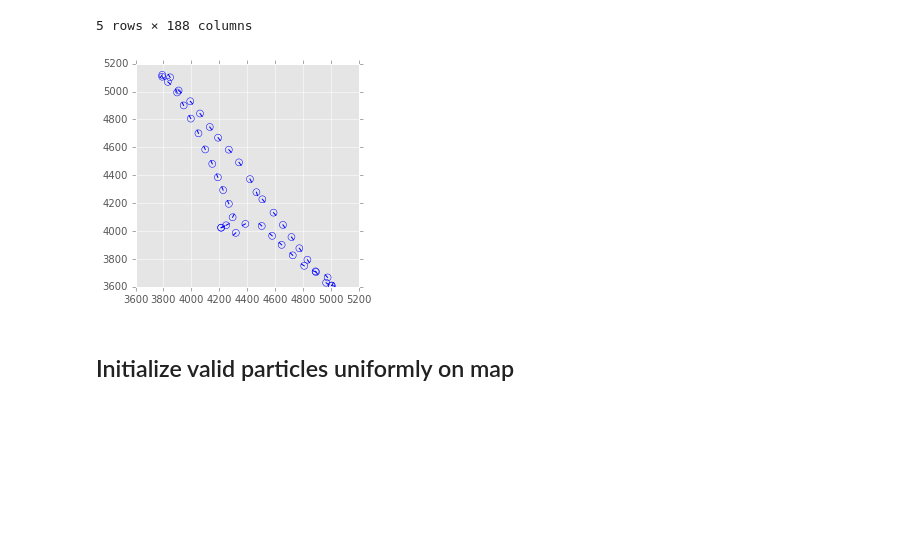
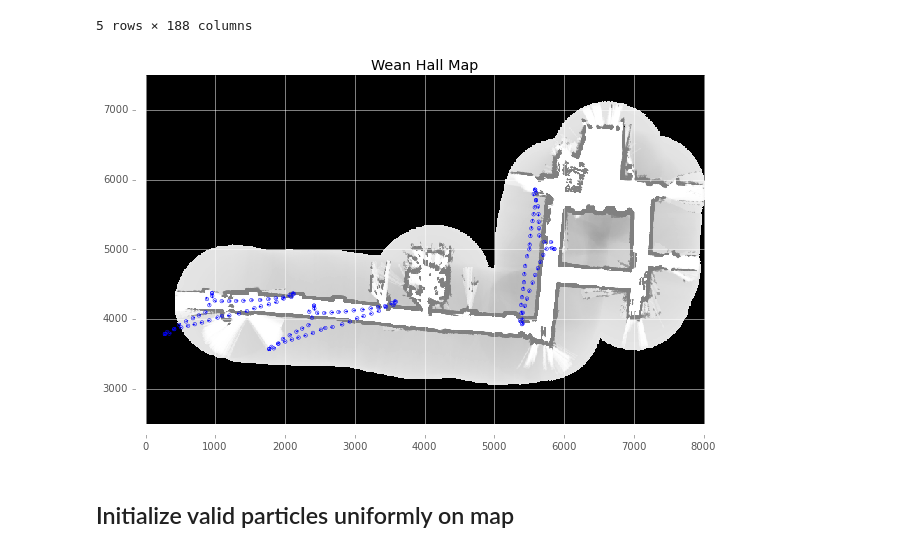
Before and after one commit to sjobeek/robostats_mcl, a Jupyter notebook: mcl_tests.ipynb, the cells around one changed output. Drawn from its saved outputs; the diff is of its cells as text; code cells hidden in the pictures; blank space fills up the shorter version.

Commit message:
Roomba-style particle filter w/ animation working - sensor model next

```diff
--- a/mcl_tests.ipynb
+++ b/mcl_tests.ipynb
@@ -122,20 +118,19 @@ logdata.head()
 5 rows × 188 columns
 # %%
 import time
-sensor = mcl.laser_sensor()
-particle = mcl.robot_particle(global_map, sensor)
-locations = np.array([particle.sample_motion(msg)
-                      for msg in logdata.values])
-location_subset = locations[::50]
-fig, ax = plt.subplots()
-#ax.scatter(location_subset[:,0], location_subset[:,1], s=200, marker='o',
-#            facecolors='none', edgecolors='b')
-for pose in location_subset[:, 0:4]:
-    mcl.plot_particle(pose, ax, pass_pose=True)
-ax.set_aspect('equal')
+fig, ax = plt.subplots(figsize=(10,10))
+mcl.draw_map_state(global_map, ax=ax)
+for _ in range(3):
+    sensor = mcl.laser_sensor()
+    particle = mcl.robot_particle(global_map, sensor)
+    locations = np.array([particle.sample_motion(msg)
+                          for msg in logdata.values])
+    location_subset = locations[::50]
+    for pose in location_subset[:, 0:4]:
+        mcl.plot_particle(pose, ax, pass_pose=True)
 plt.show()
 # %% [output]
-[figure, old version]
+[figure, new version]
 # %% [markdown]
 ## Initialize valid particles uniformly on map
 # %% [markdown]
```
Also changed, not shown: parts of 25 cells of this notebook, 2 other files.
